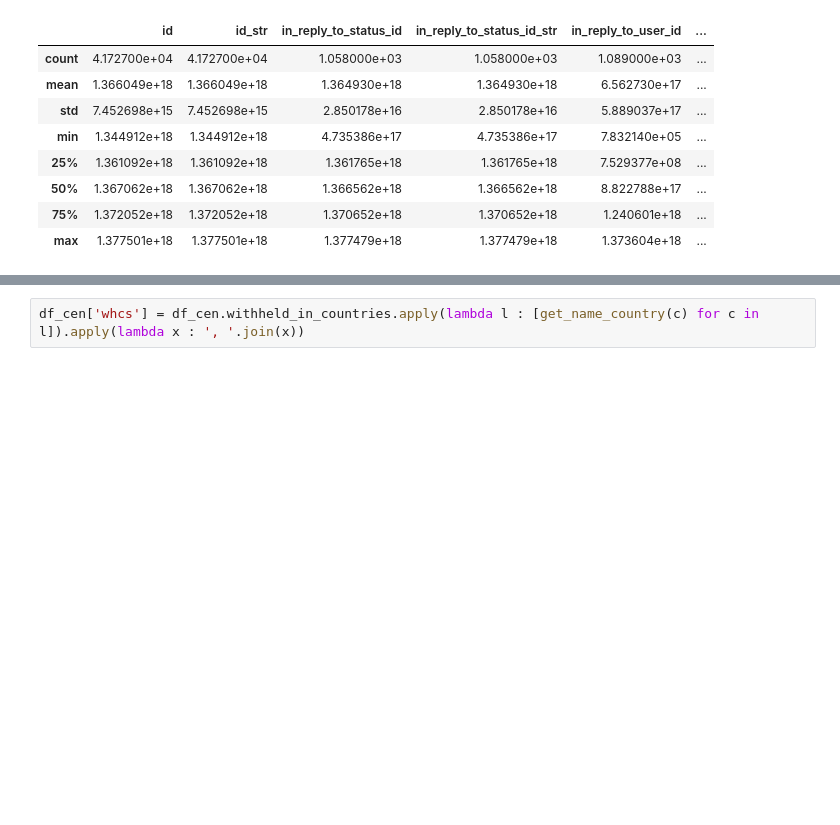
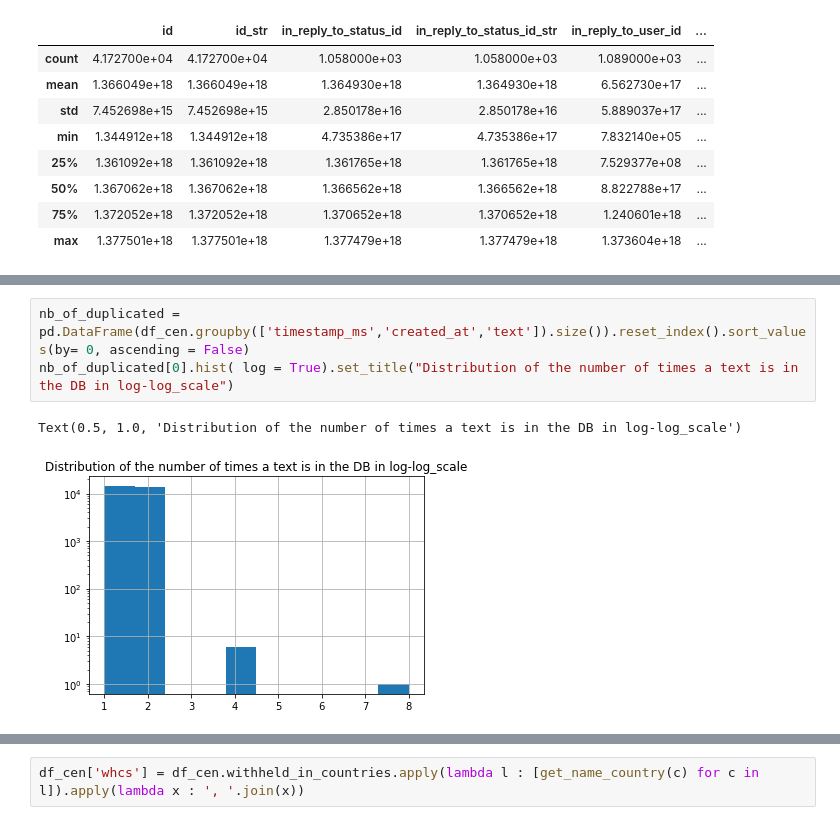
Before and after one commit to EvaLvn/ML_project2, a Jupyter notebook: EDA.ipynb, the cells around one changed output, grey strips where cells are left out. Saved outputs shown, nothing was run; the diff lists cells and outputs as text; blank space fills up the shorter version.

```diff
--- a/EDA.ipynb
+++ b/EDA.ipynb
@@ -78,0 +112,6 @@ df_cen.describe()
+# %%
+nb_of_duplicated = pd.DataFrame(df_cen.groupby(['timestamp_ms','created_at','text']).size()).reset_index().sort_values(by= 0, ascending = False)
+nb_of_duplicated[0].hist( log = True).set_title("Distribution of the number of times a text is in the DB in log-log_scale")
+# %% [output]
+Text(0.5, 1.0, 'Distribution of the number of times a text is in the DB in log-log_scale')
+[figure, added]
```
Also changed, not shown: parts of 18 cells of this notebook.
